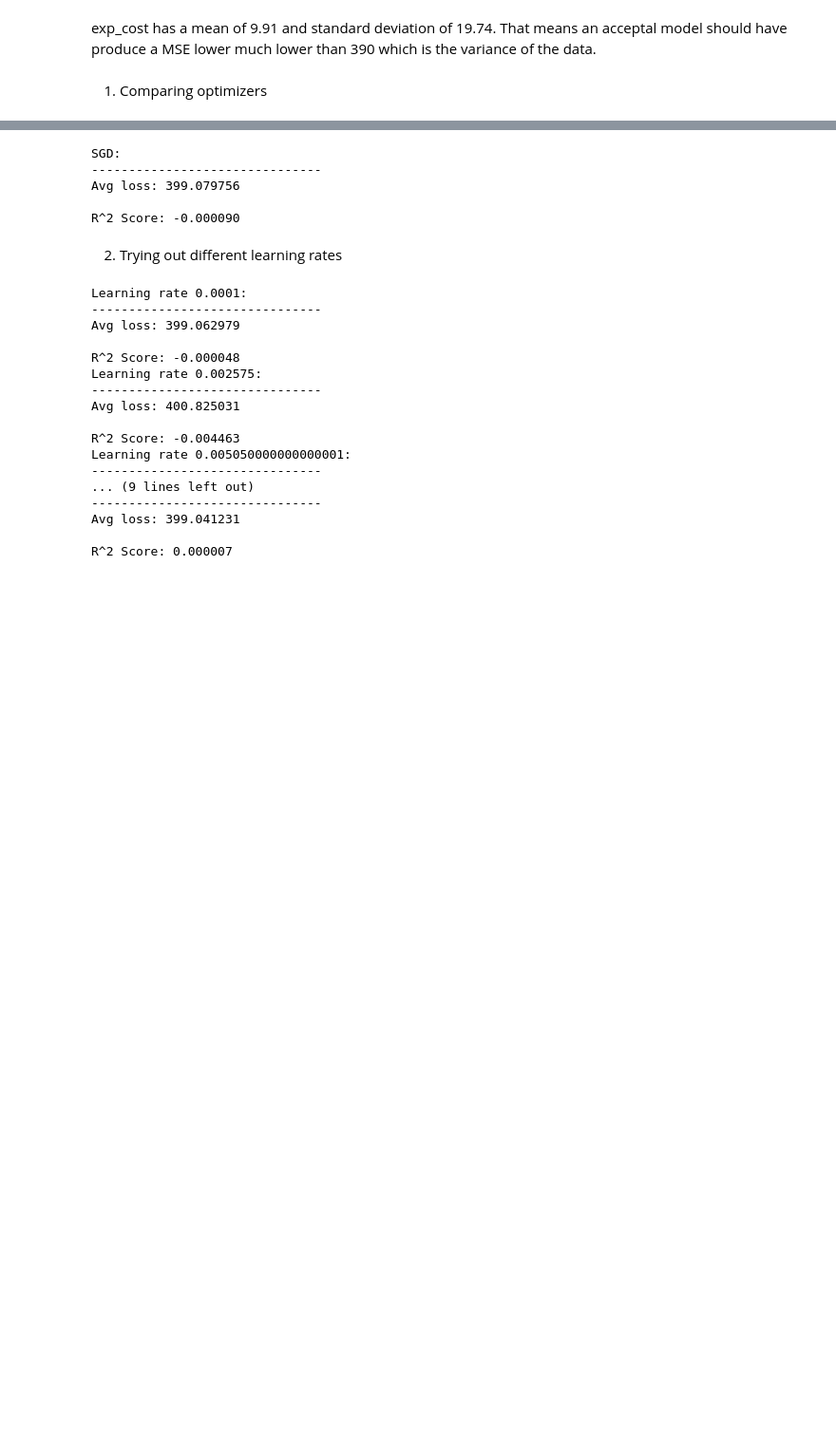
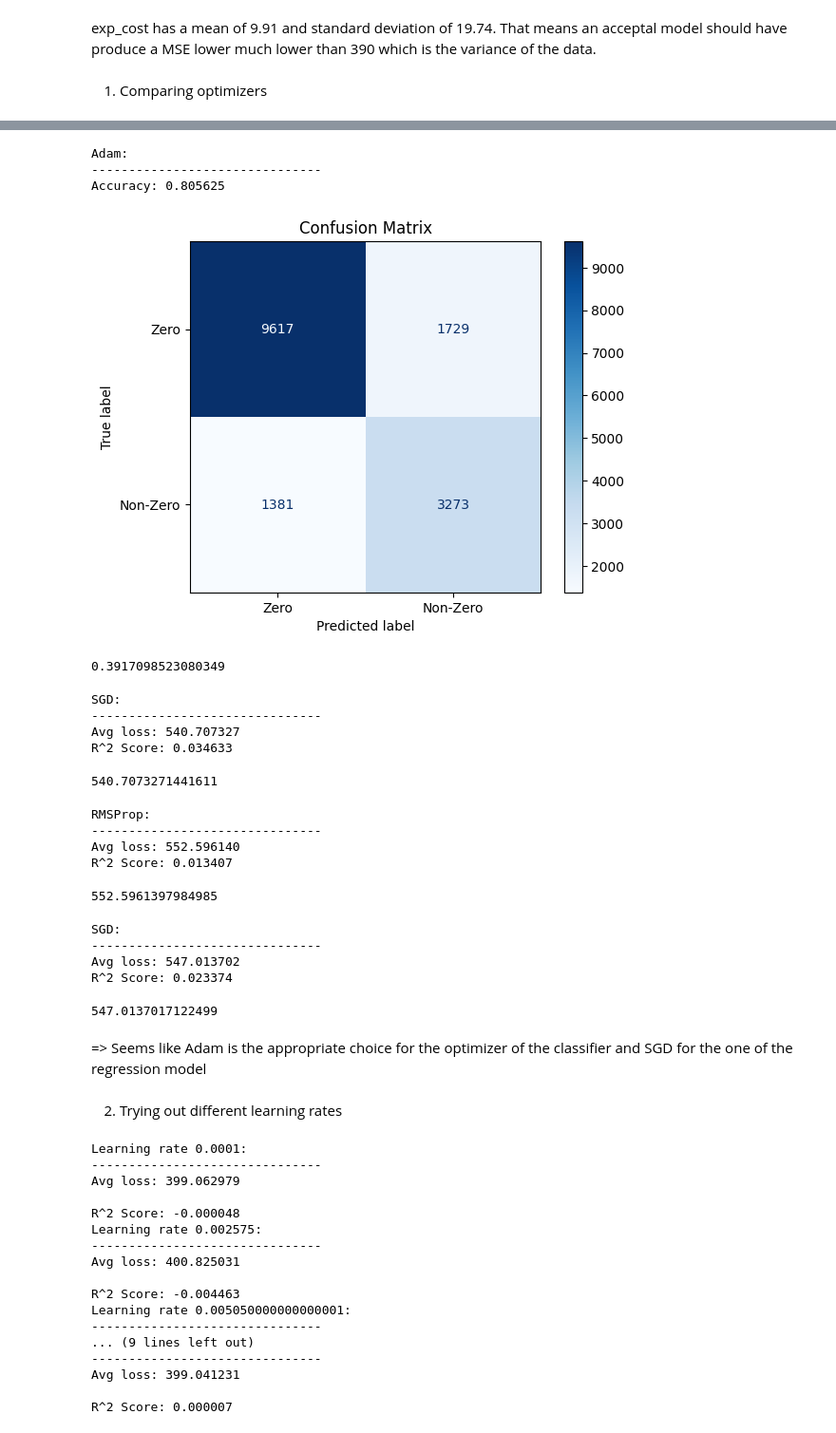
Before and after one commit to Shirkanzilla/predictive-control-switch, a Jupyter notebook: Safety-Gymnasium/train_neural_network.ipynb, the cells around one changed output, grey strips where cells are left out. Shown: that part at 95% size. Saved outputs shown, nothing was run; the diff lists cells and outputs as text; code cells hidden in the pictures; blank space fills up the shorter version.

```diff
--- a/Safety-Gymnasium/train_neural_network.ipynb
+++ b/Safety-Gymnasium/train_neural_network.ipynb
@@ -261,18 +395,68 @@ R^2 Score: -0.000442
+# %%
+# Adam
+classifier_adam = ExpectedCostClassifier().to(device)
+adam = torch.optim.Adam(classifier_adam.parameters(), lr=1e-3)
+loss_fn = nn.BCELoss()
+for _ in range(10):
+    train(train_loader, classifier_adam, loss_fn, adam)
+print("Adam:\n-------------------------------")
+test(validation_loader, classifier_adam, loss_fn)
+# %% [output]
+Adam:
+-------------------------------
+Accuracy: 0.805625
+[figure, added]
+0.3917098523080349
+# %%
+# SGD
+regression_sgd = ExpectedCostRegressor().to(device)
+sgd = torch.optim.SGD(regression_sgd.parameters(), lr=1e-3)
+loss_fn = nn.MSELoss()
+
+for _ in range(10):
+    train(nz_train_loader, regression_sgd, loss_fn, sgd, regression=True)
+print("SGD:\n-------------------------------")
+test(nz_validation_loader, regression_sgd, loss_fn, regression=True, variance=np.var(y_nz_validate))
+# %% [output]
+SGD:
+-------------------------------
+Avg loss: 540.707327
+R^2 Score: 0.034633
+540.7073271441611
+# %%
+# RMSProp
+regression_rms = ExpectedCostRegressor().to(device)
+rms = torch.optim.RMSprop(regression_rms.parameters(), lr=1e-3)
+loss_fn = nn.MSELoss()
+
+for _ in range(10):
+    train(nz_train_loader, regression_rms, loss_fn, rms, regression=True)
+print("RMSProp:\n-------------------------------")
+test(nz_validation_loader, regression_rms, loss_fn, regression=True, variance=np.var(y_nz_validate))
+# %% [output]
+RMSProp:
+-------------------------------
+Avg loss: 552.596140
+R^2 Score: 0.013407
+552.5961397984985
 # %%
-# ADAM
-model_adam = ExpectedCostNN().to(device)
-adam = torch.optim.SGD(model_adam.parameters(), lr=1e-3)
+# Adam
+regression_adam = ExpectedCostRegressor().to(device)
+adam = torch.optim.Adam(regression_adam.parameters(), lr=1e-3)
+loss_fn = nn.MSELoss()
+
 for _ in range(10):
-    train(train_loader, model_adam, loss_fn, adam)
-print("Adam:\n-------------------------------")
-mse_score = test(validation_loader, model_adam, loss_fn)
-print(f"R^2 Score: {1-mse_score/np.var(y_validate):>8f}")
+    train(nz_train_loader, regression_adam, loss_fn, adam, regression=True)
+print("SGD:\n-------------------------------")
+test(nz_validation_loader, regression_adam, loss_fn, regression=True, variance=np.var(y_nz_validate))
 # %% [output]
 SGD:
 -------------------------------
-Avg loss: 399.079756
-
-R^2 Score: -0.000090
+Avg loss: 547.013702
+R^2 Score: 0.023374
+547.0137017122499
+# %% [markdown]
+=> Seems like Adam is the appropriate choice for the optimizer of the classifier and SGD for the one of the regression model
 # %% [markdown]
 2. Trying out different learning rates
 # %%
```
Also changed, not shown: parts of 30 cells of this notebook.
